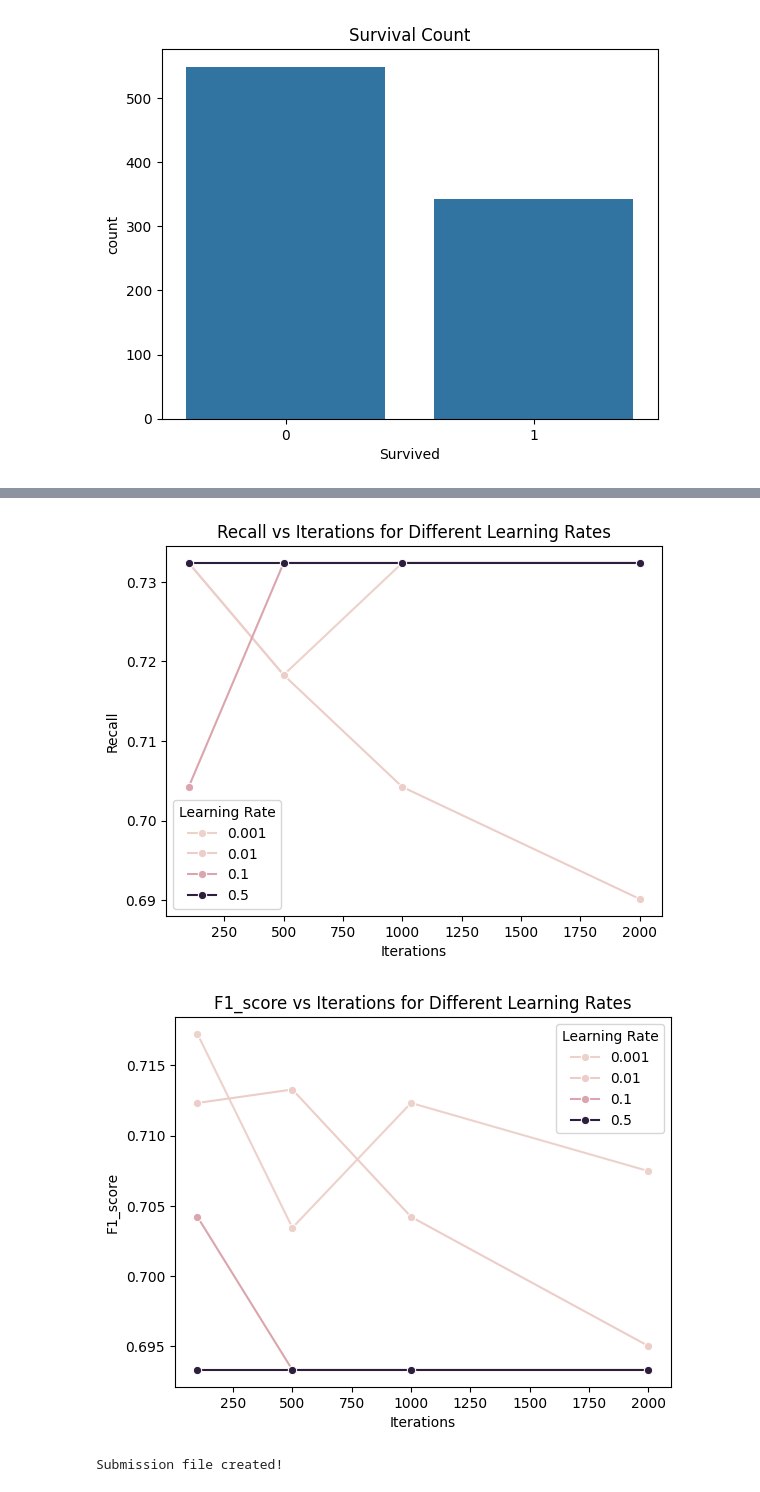
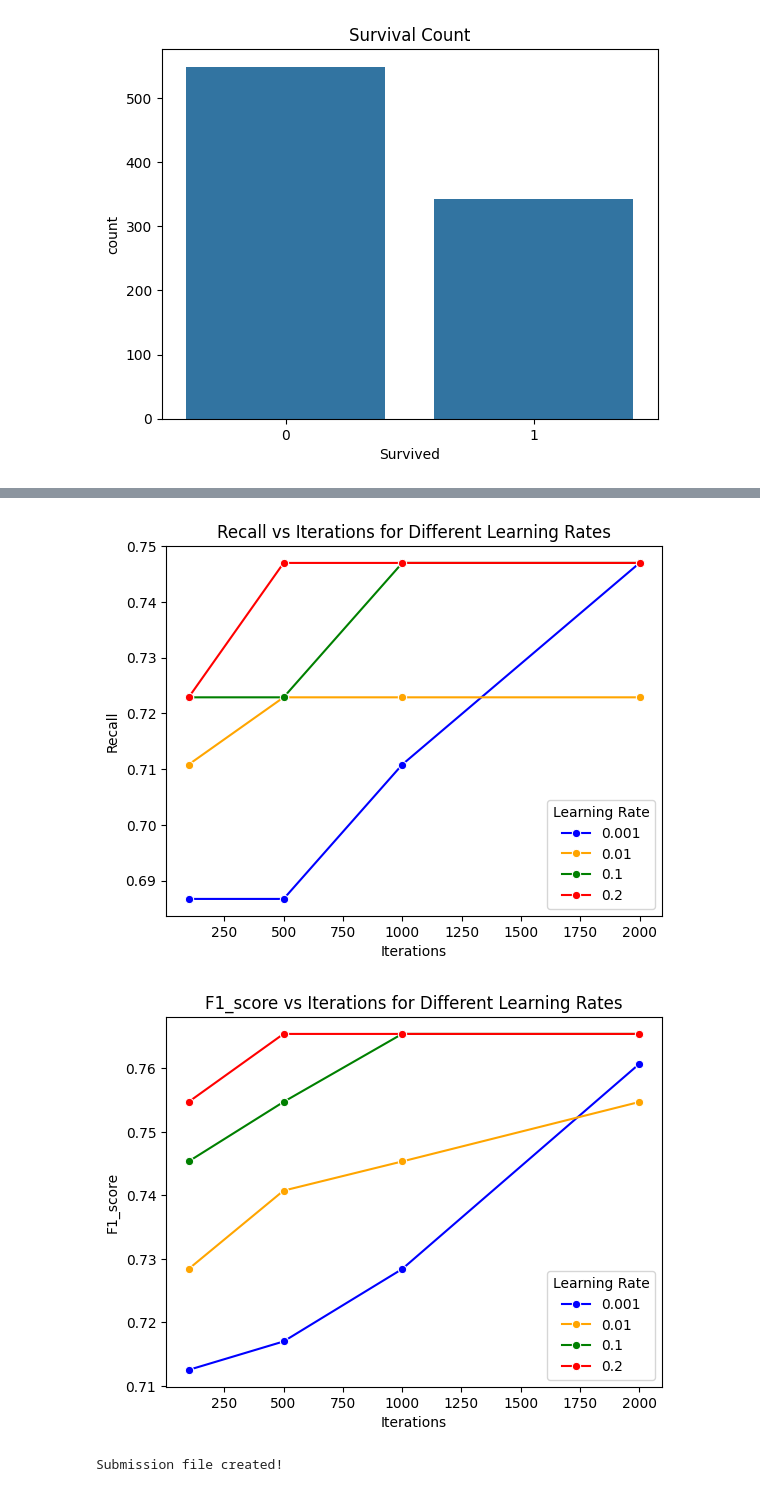
Before and after one commit to ta4ilka69/System-AI, a Jupyter notebook: module2/lab6/main.ipynb, the cells around one changed output, grey strips where cells are left out. Saved outputs shown, nothing was run; the diff lists cells and outputs as text; code cells hidden in the pictures.

```diff
--- a/module2/lab6/main.ipynb
+++ b/module2/lab6/main.ipynb
@@ -124,7 +124,7 @@ def train_and_evaluate(X_train, y_train, X_val, y_val, learning_rate, iterations
 
     return accuracy, precision, recall, f1
 # %%
-learning_rates = [0.001, 0.01, 0.1, 0.5]
+learning_rates = [0.001, 0.01, 0.1, 0.2]
 iterations_list = [100, 500, 1000, 2000]
 
 results = []
@@ -138,8 +138,14 @@ for lr in learning_rates:
 results_df = pd.DataFrame(results)
 print(results_df)
 plt.figure(figsize=(12, 6))
+palette = {
+    0.001: "blue",
+    0.01: "orange",
+    0.1: "green",
+    0.2: "red",
+}
 for metric in ['accuracy', 'precision', 'recall', 'f1_score']:
-    sns.lineplot(data=results_df, x='iterations', y=metric, hue='learning_rate', marker='o')
+    sns.lineplot(data=results_df, x='iterations', y=metric, hue='learning_rate', marker='o',palette=palette)
     plt.title(f"{metric.capitalize()} vs Iterations for Different Learning Rates")
     plt.xlabel('Iterations')
     plt.ylabel(metric.capitalize())
@@ -168,3 +174,3 @@ for metric in ['accuracy', 'precision', 'recall', 'f1_score']:
-[figure, old version]
+[figure, new version]
-[figure, old version]
+[figure, new version]
 # %%
```
Also changed, not shown: parts of 2 cells of this notebook, 1 other file.
